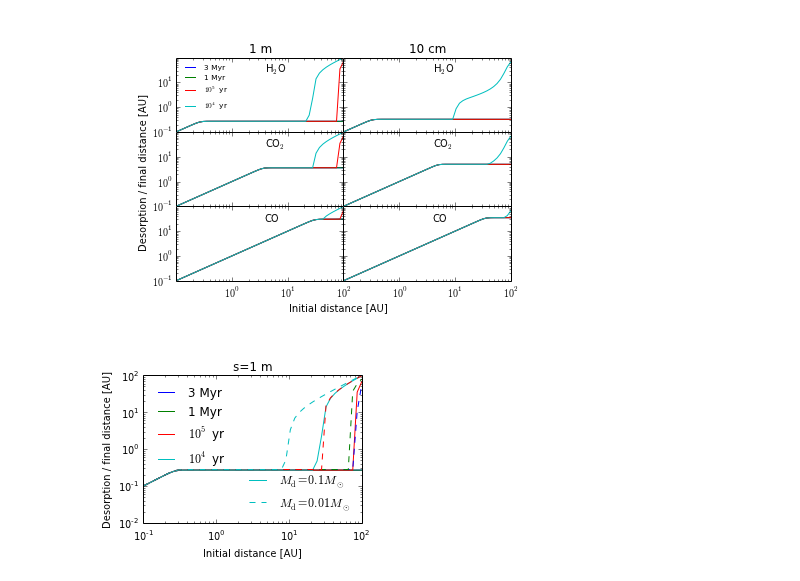
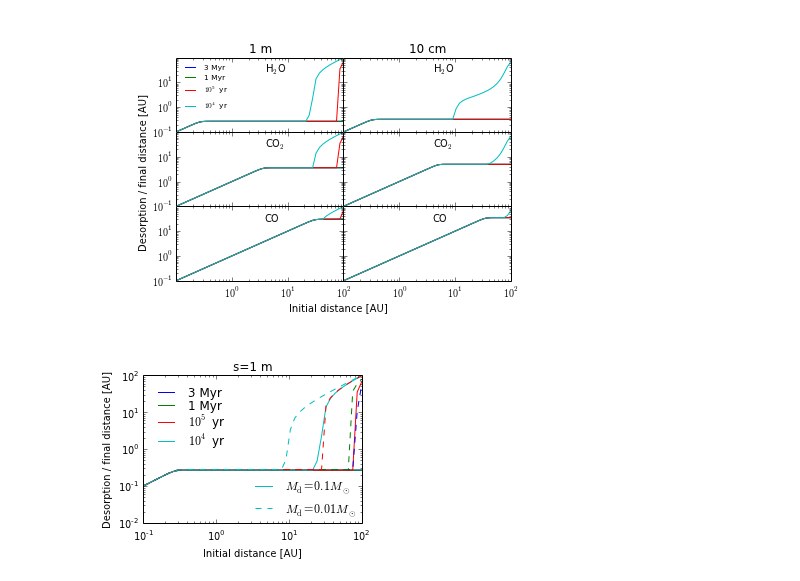
Before and after one commit to apiso/Thesis, a Jupyter notebook: python/drift_desorption_distance_creating_files.ipynb, the cells around one changed output. Saved outputs shown, nothing was run; the diff lists cells and outputs as text; code cells hidden in the pictures.

```diff
--- a/python/drift_desorption_distance_creating_files.ipynb
+++ b/python/drift_desorption_distance_creating_files.ipynb
@@ -403,27 +403,27 @@ f.close()
 # %%
 plt.figure(figsize = (4,0.75*4))
 
 plt.loglog(ai3e6, af3e6, label = '3 Myr')
 plt.loglog(ai1e6, af1e6, label = '1 Myr')
 plt.loglog(ai1e5, af1e5, label = r'$10^5$ yr')
 p1, = plt.loglog(ai1e4, af1e4, label = r'$10^4$ yr')
 
 plt.loglog(ai3e6Md, af3e6Md, '--b')
 plt.loglog(ai1e6Md, af1e6Md, '--g')
 plt.loglog(ai1e5Md, af1e5Md, '--r')
 p2, = plt.loglog(ai1e4Md, af1e4Md, '--c')
 
 l1 = legend([p1, p2], [r'$M_{\rm d}=0.1 M_{\odot}$', r'$M_{\rm d}=0.01 M_{\odot}$'], frameon = False, loc = 4, \
-            )
+            borderpad = -0.1)
 
-plt.legend(loc = 2, frameon = False, labelspacing = -0.1)
+plt.legend(loc = 2, frameon = False, labelspacing = 0)
 gca().add_artist(l1)
 plt.title('s=1 m')
 plt.xlabel('Initial distance [AU]')
 plt.ylabel('Desorption / final distance [AU]')
 
 plt.tight_layout()
 
-#plt.savefig('../figs/desorption_distance_varying_Md.pdf')
+plt.savefig('../figs/desorption_distance_varying_Md.pdf')
 # %% [output]
-[figure, old version]
+[figure, new version]
```
Also changed, not shown: 6 other files.
